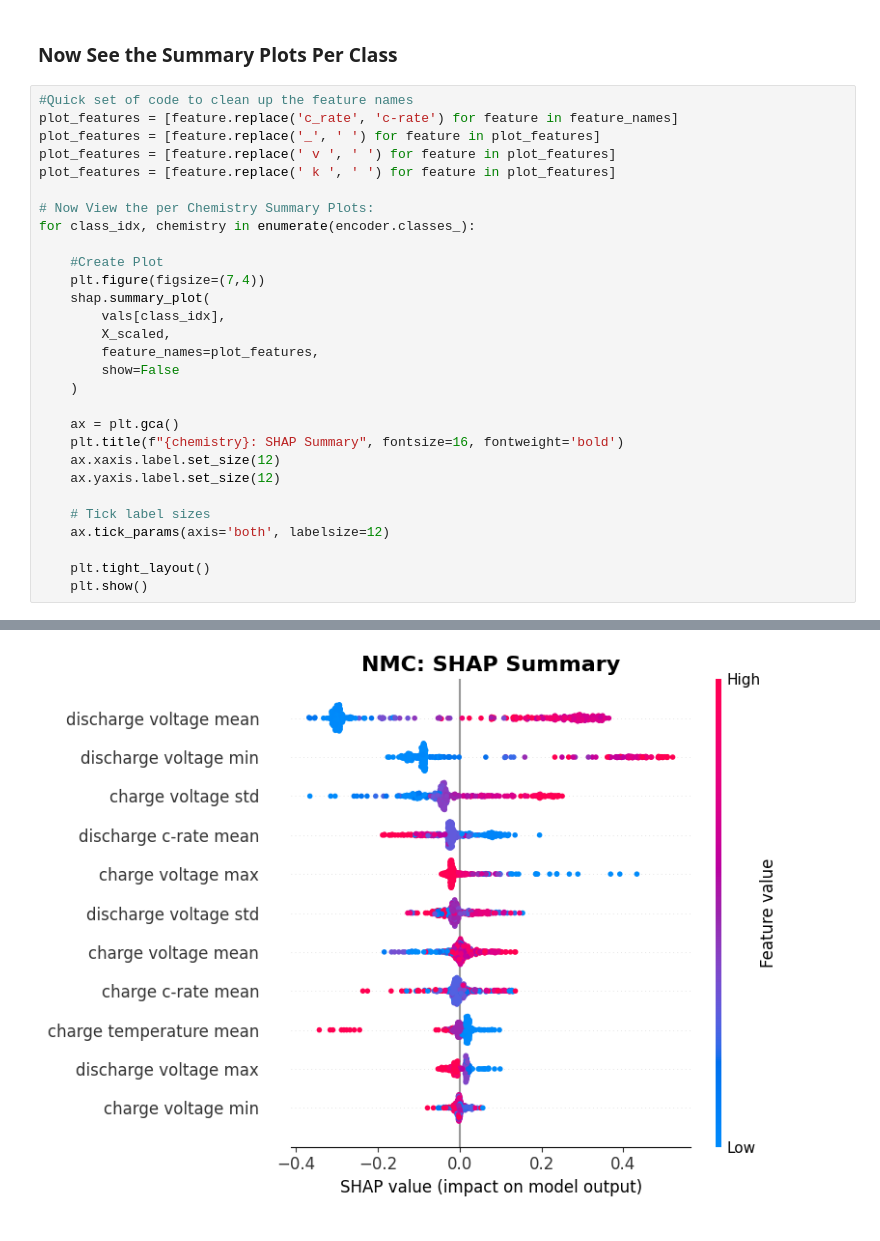
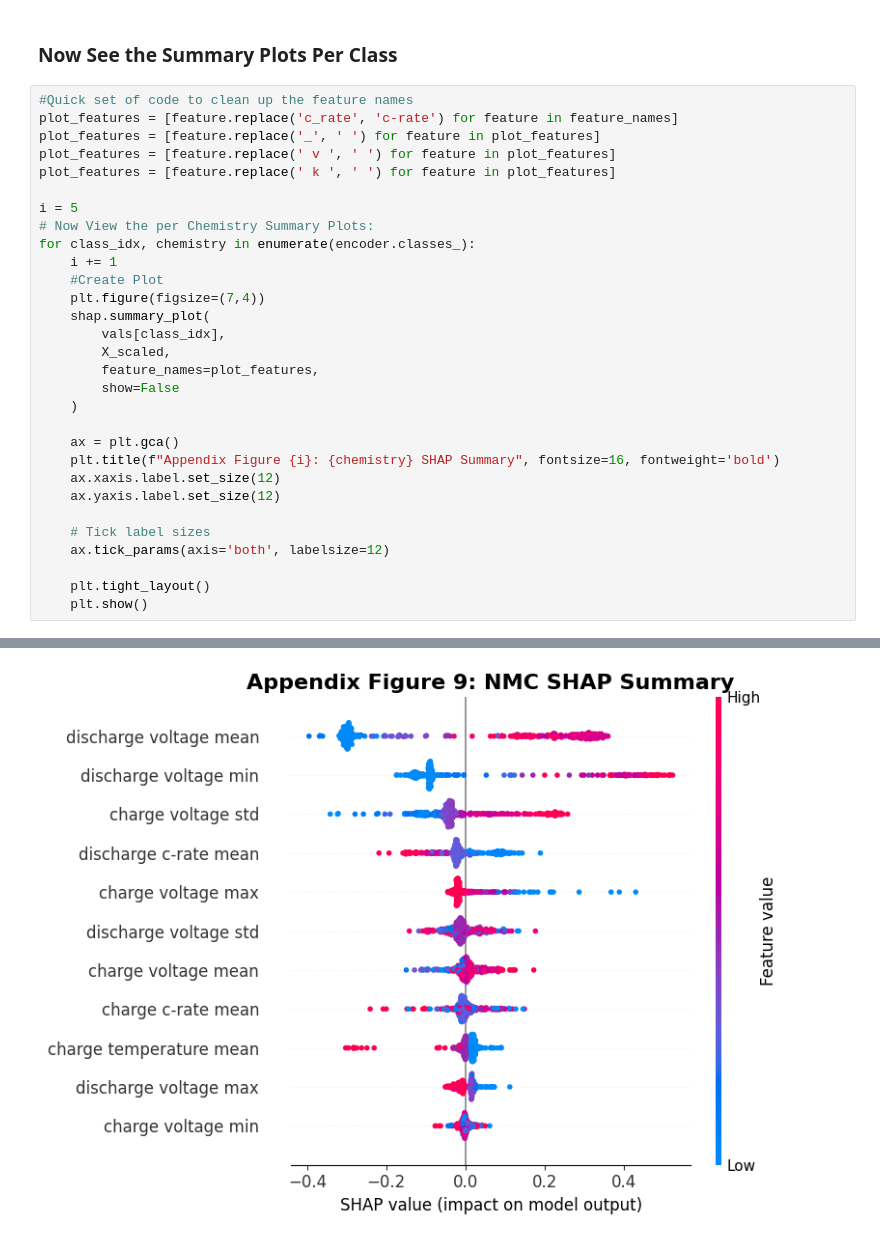
Before and after one commit to MJonesUmich/Battery_Classifier, a Jupyter notebook: notebooks/10_Selected_Model_Fitting_Review.ipynb, the cells around one changed output, grey strips where cells are left out. Saved outputs shown, nothing was run; the diff lists cells and outputs as text.

```diff
--- a/notebooks/10_Selected_Model_Fitting_Review.ipynb
+++ b/notebooks/10_Selected_Model_Fitting_Review.ipynb
@@ -307,9 +307,10 @@ plot_features = [feature.replace('_', ' ') for feature in plot_features]
 plot_features = [feature.replace(' v ', ' ') for feature in plot_features]
 plot_features = [feature.replace(' k ', ' ') for feature in plot_features]
 
+i = 5
 # Now View the per Chemistry Summary Plots:
 for class_idx, chemistry in enumerate(encoder.classes_):
-
+    i += 1
     #Create Plot
     plt.figure(figsize=(7,4))
     shap.summary_plot(
@@ -320,7 +321,7 @@ for class_idx, chemistry in enumerate(encoder.classes_):
     )
 
     ax = plt.gca()
-    plt.title(f"{chemistry}: SHAP Summary", fontsize=16, fontweight='bold')
+    plt.title(f"Appendix Figure {i}: {chemistry} SHAP Summary", fontsize=16, fontweight='bold')
     ax.xaxis.label.set_size(12)
     ax.yaxis.label.set_size(12)
 
@@ -336 +337 @@ for class_idx, chemistry in enumerate(encoder.classes_):
-[figure, old version]
+[figure, new version]
```
Also changed, not shown: parts of 3 cells of this notebook, 1 other file.
